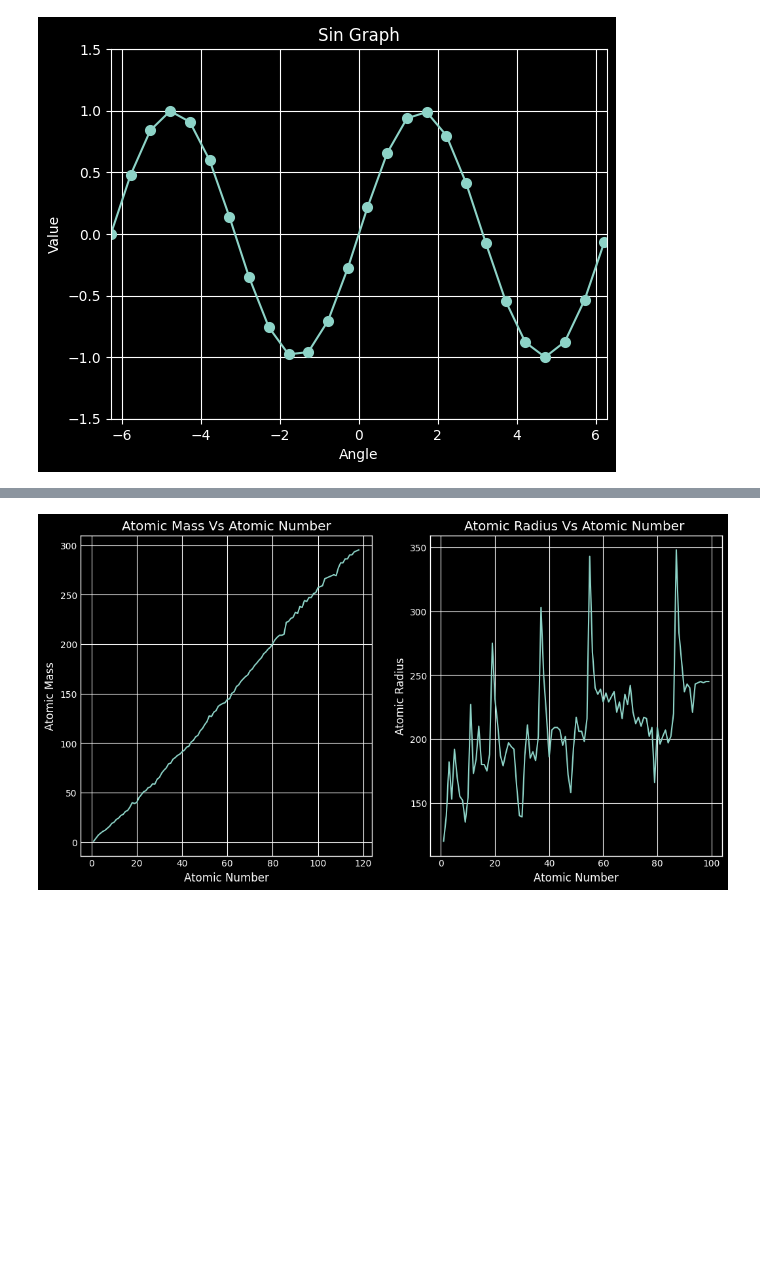
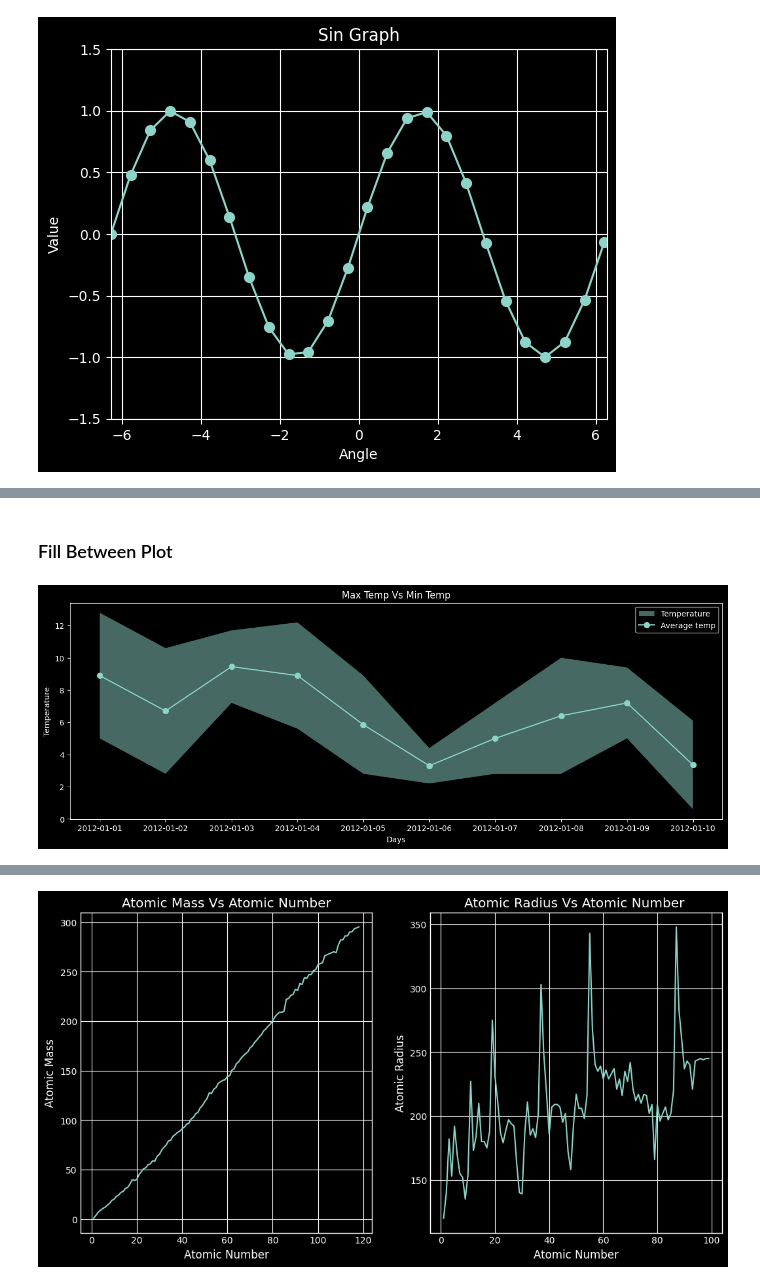
Before and after one commit to jsdhami/Python-For-Research, a Jupyter notebook: Matplotlib.ipynb, the cells around one changed output, grey strips where cells are left out. Cells and saved outputs as stored; diff of their text form; code cells hidden in the pictures; blank space fills up the shorter version.

```diff
--- a/Matplotlib.ipynb
+++ b/Matplotlib.ipynb
@@ -199,0 +272,35 @@ plt.show()
+# %% [markdown]
+### Fill Between Plot
+# %%
+# data
+weather = weather_dF.head(10)
+
+min_temp = weather['temp_min']
+max_temp = weather['temp_max']
+date = weather['date']
+avg_temp =(min_temp + max_temp) / 2
+
+# style
+plt.style.use('dark_background')
+
+# plot
+fig, ax = plt.subplots()
+fig.set_size_inches(15, 5)
+ax.fill_between(date, min_temp, max_temp, alpha=.5, linewidth=0)
+
+# line plot with scatter
+ax.plot(date, avg_temp, 'o-', markeredgewidth=2)
+
+
+# labeling
+ax.set_title('Max Temp Vs Min Temp')
+ax.set_xlabel('Days')
+ax.set_ylabel('Temperature')
+
+# add legend
+plt.legend(['Temperature', 'Average temp'])
+
+# show graph
+plt.show()
+# %% [output]
+[figure, added]
```
Also changed, not shown: parts of 21 cells of this notebook.
